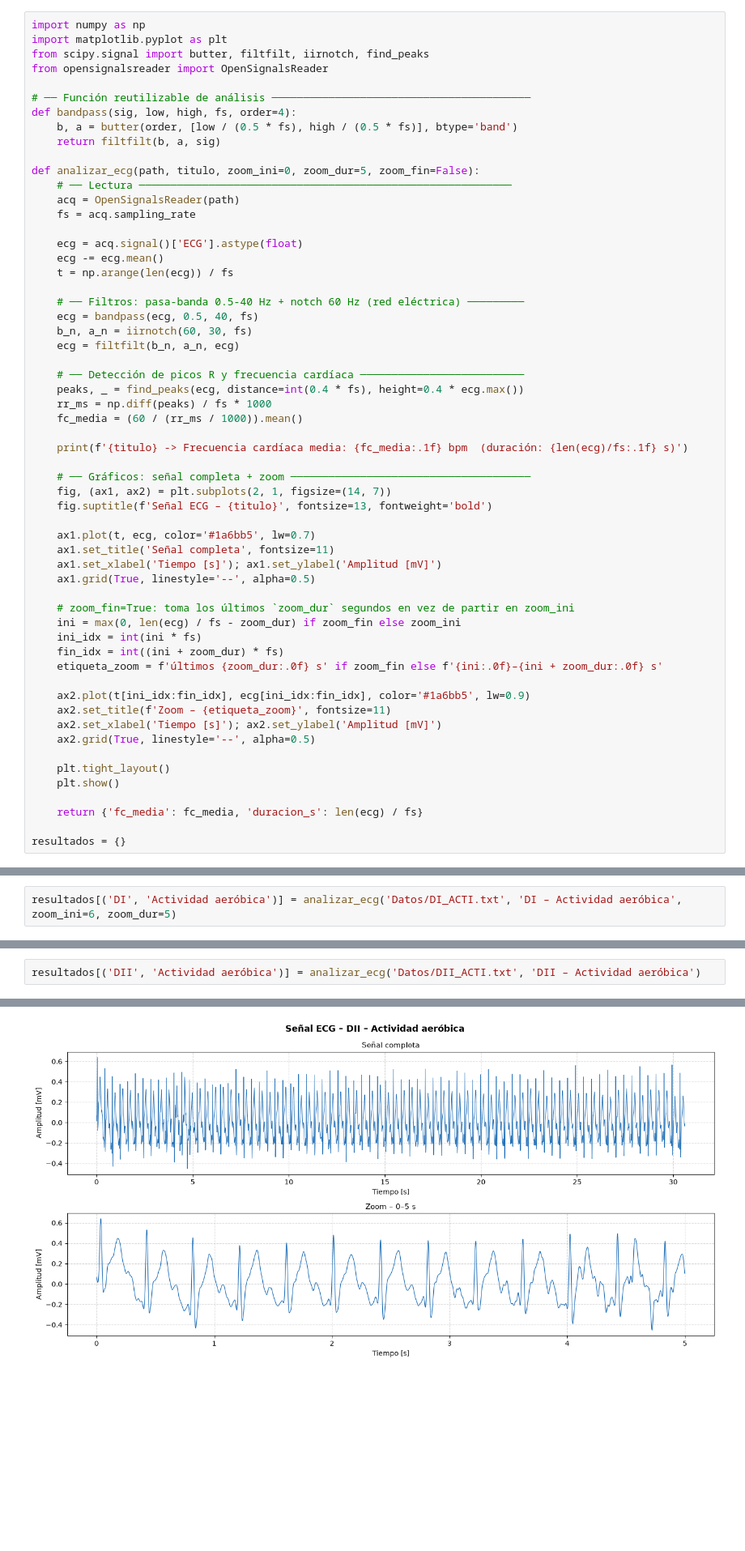
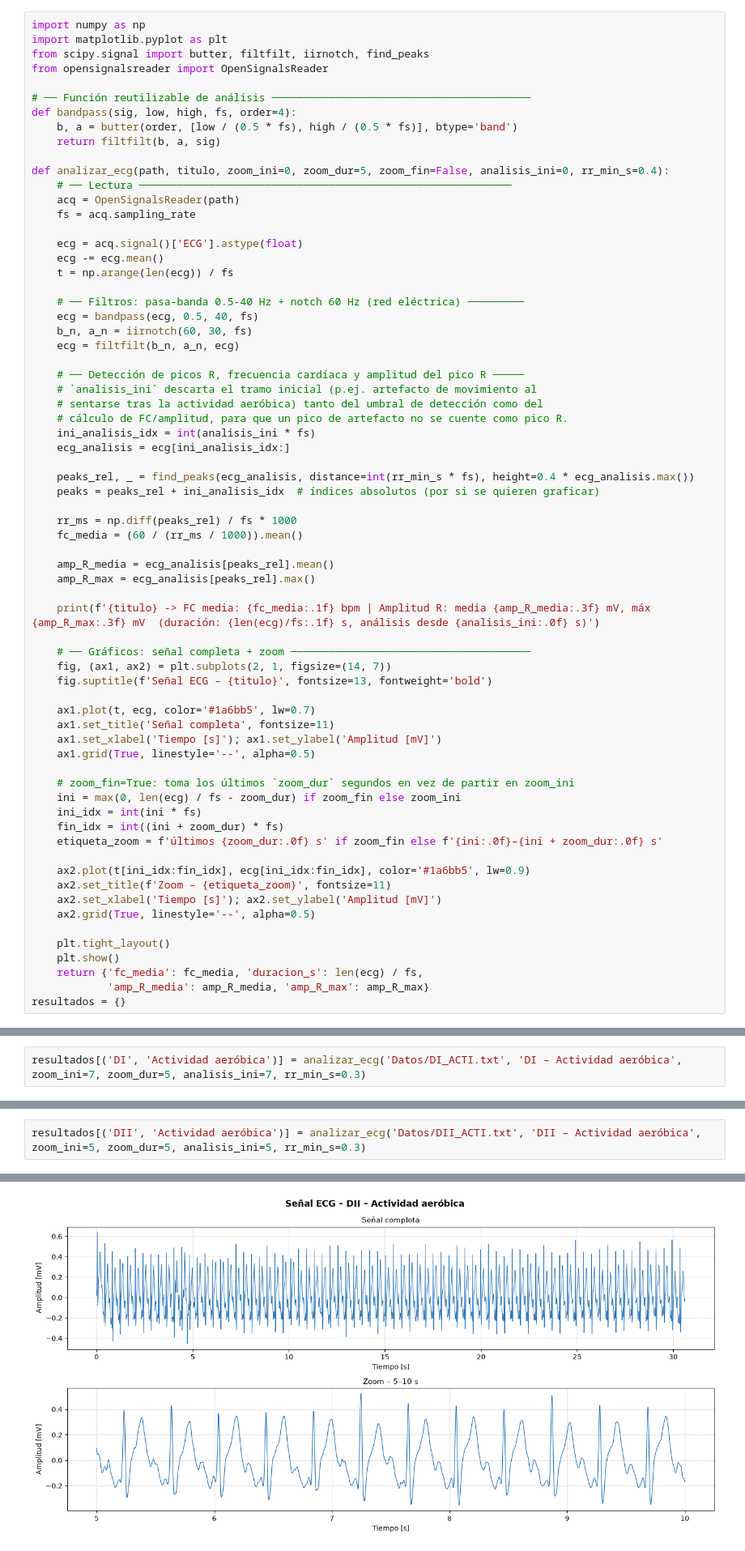
Before and after one commit to joseverameza/GRUPO4-ISB-2026-II, a Jupyter notebook: Laboratorios/Lab_04/Lab4_ECG_DI_DII_DIII.ipynb, the cells around one changed output, grey strips where cells are left out. Shown at 81% size. Saved outputs shown, nothing was run; the diff lists cells and outputs as text; blank space fills up the shorter version.

```diff
--- a/Laboratorios/Lab_04/Lab4_ECG_DI_DII_DIII.ipynb
+++ b/Laboratorios/Lab_04/Lab4_ECG_DI_DII_DIII.ipynb
@@ -32,7 +32,7 @@ def bandpass(sig, low, high, fs, order=4):
     b, a = butter(order, [low / (0.5 * fs), high / (0.5 * fs)], btype='band')
     return filtfilt(b, a, sig)
 
-def analizar_ecg(path, titulo, zoom_ini=0, zoom_dur=5, zoom_fin=False):
+def analizar_ecg(path, titulo, zoom_ini=0, zoom_dur=5, zoom_fin=False, analisis_ini=0, rr_min_s=0.4):
     # ── Lectura ───────────────────────────────────────────────────────────
     acq = OpenSignalsReader(path)
     fs = acq.sampling_rate
@@ -46,12 +46,23 @@ def analizar_ecg(path, titulo, zoom_ini=0, zoom_dur=5, zoom_fin=False):
     b_n, a_n = iirnotch(60, 30, fs)
     ecg = filtfilt(b_n, a_n, ecg)
 
-    # ── Detección de picos R y frecuencia cardíaca ──────────────────────────
-    peaks, _ = find_peaks(ecg, distance=int(0.4 * fs), height=0.4 * ecg.max())
-    rr_ms = np.diff(peaks) / fs * 1000
+    # ── Detección de picos R, frecuencia cardíaca y amplitud del pico R ─────
+    # `analisis_ini` descarta el tramo inicial (p.ej. artefacto de movimiento al
+    # sentarse tras la actividad aeróbica) tanto del umbral de detección como del
+    # cálculo de FC/amplitud, para que un pico de artefacto no se cuente como pico R.
+    ini_analisis_idx = int(analisis_ini * fs)
+    ecg_analisis = ecg[ini_analisis_idx:]
+
+    peaks_rel, _ = find_peaks(ecg_analisis, distance=int(rr_min_s * fs), height=0.4 * ecg_analisis.max())
+    peaks = peaks_rel + ini_analisis_idx  # índices absolutos (por si se quieren graficar)
+
+    rr_ms = np.diff(peaks_rel) / fs * 1000
     fc_media = (60 / (rr_ms / 1000)).mean()
 
-    print(f'{titulo} -> Frecuencia cardíaca media: {fc_media:.1f} bpm  (duración: {len(ecg)/fs:.1f} s)')
+    amp_R_media = ecg_analisis[peaks_rel].mean()
+    amp_R_max = ecg_analisis[peaks_rel].max()
+
+    print(f'{titulo} -> FC media: {fc_media:.1f} bpm | Amplitud R: media {amp_R_media:.3f} mV, máx {amp_R_max:.3f} mV  (duración: {len(ecg)/fs:.1f} s, análisis desde {analisis_ini:.0f} s)')
 
     # ── Gráficos: señal completa + zoom ──────────────────────────────────────
     fig, (ax1, ax2) = plt.subplots(2, 1, figsize=(14, 7))
@@ -75,9 +86,8 @@ def analizar_ecg(path, titulo, zoom_ini=0, zoom_dur=5, zoom_fin=False):
 
     plt.tight_layout()
     plt.show()
-
-    return {'fc_media': fc_media, 'duracion_s': len(ecg) / fs}
-
+    return {'fc_media': fc_media, 'duracion_s': len(ecg) / fs,
+            'amp_R_media': amp_R_media, 'amp_R_max': amp_R_max}
 resultados = {}
 # %% [markdown]
 ## 1. Derivación DI
@@ -105,5 +115,5 @@ DI – Hipoventilación -> Frecuencia cardíaca media: 87.3 bpm  (duración: 33.
 # %% [markdown]
 ### 1.4 Actividad aeróbica
 # %%
-resultados[('DI', 'Actividad aeróbica')] = analizar_ecg('Datos/DI_ACTI.txt', 'DI – Actividad aeróbica', zoom_ini=6, zoom_dur=5)
+resultados[('DI', 'Actividad aeróbica')] = analizar_ecg('Datos/DI_ACTI.txt', 'DI – Actividad aeróbica', zoom_ini=7, zoom_dur=5, analisis_ini=7, rr_min_s=0.3)
 # %% [output]
@@ -135,5 +145,5 @@ DII – Hipoventilación -> Frecuencia cardíaca media: 81.6 bpm  (duración: 32
 # %% [markdown]
 ### 2.4 Actividad aeróbica
 # %%
-resultados[('DII', 'Actividad aeróbica')] = analizar_ecg('Datos/DII_ACTI.txt', 'DII – Actividad aeróbica')
+resultados[('DII', 'Actividad aeróbica')] = analizar_ecg('Datos/DII_ACTI.txt', 'DII – Actividad aeróbica', zoom_ini=5, zoom_dur=5, analisis_ini=5, rr_min_s=0.3)
 # %% [output]
@@ -141,4 +151,4 @@ DII – Actividad aeróbica -> Frecuencia cardíaca media: 143.9 bpm  (duración
-[figure, old version]
+[figure, new version]
 # %% [markdown]
 ## 3. Derivación DIII
 # %% [markdown]
```
Also changed, not shown: parts of 14 cells of this notebook, 1 other file.
